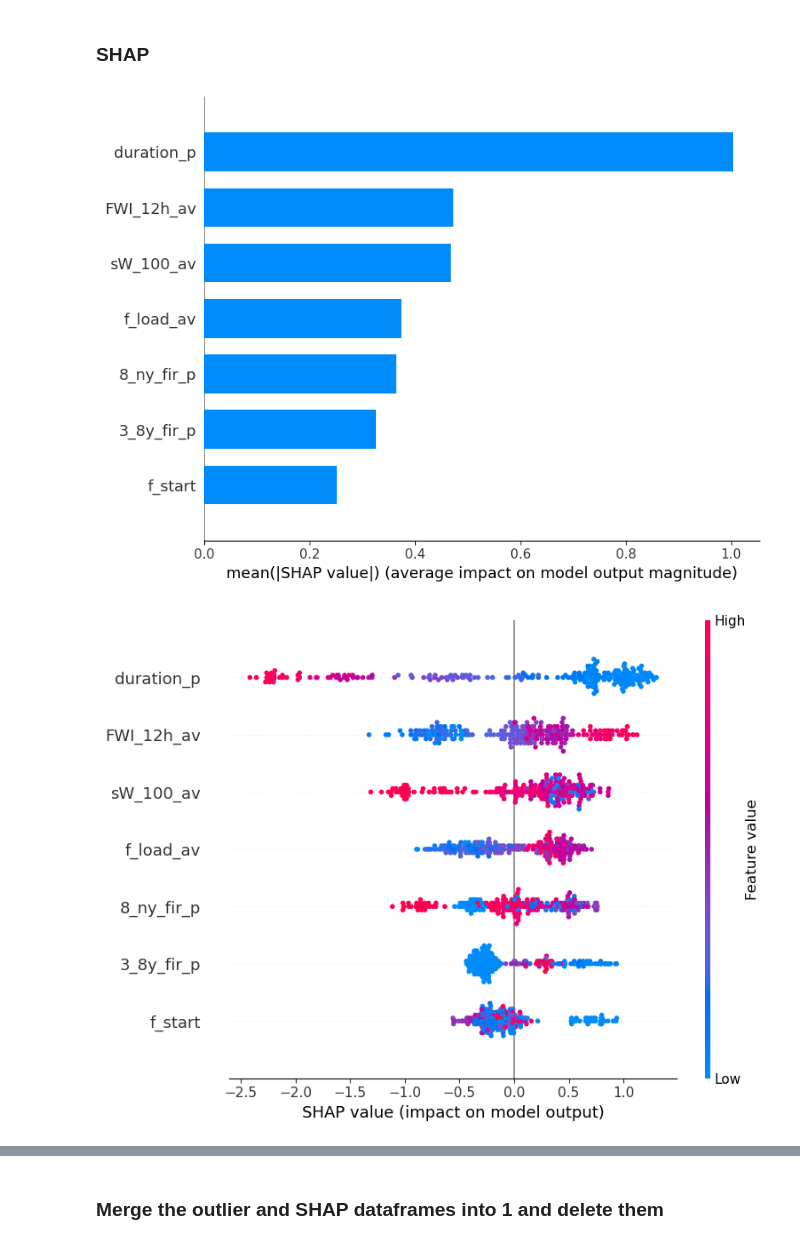
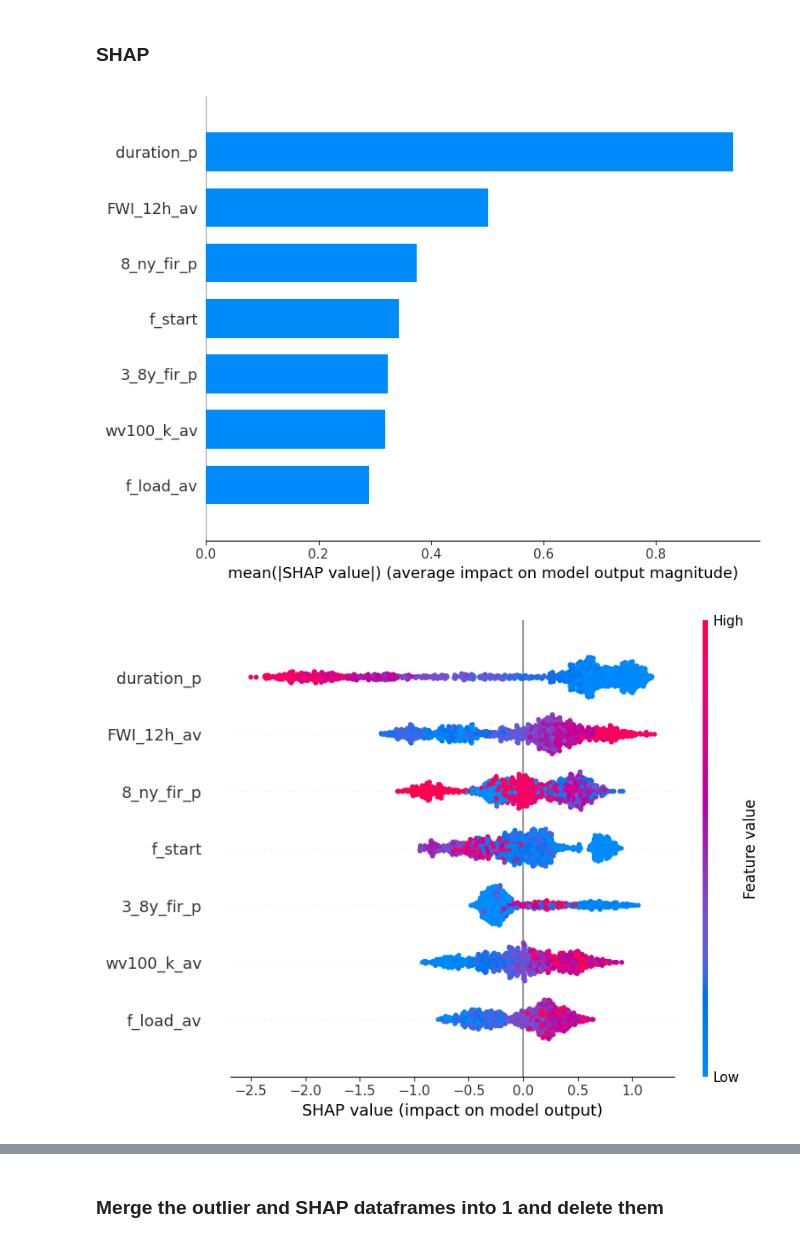
Before and after one commit to rafael-bork/FIRE-HACK-Project, a Jupyter notebook: Notebooks/4Models/XGBoost_model_CV.ipynb, the cells around one changed output, grey strips where cells are left out. Drawn from its saved outputs; the diff is of its cells as text; code cells hidden in the pictures.

```diff
--- a/Notebooks/4Models/XGBoost_model_CV.ipynb
+++ b/Notebooks/4Models/XGBoost_model_CV.ipynb
@@ -1754,43 +1631,42 @@ Sample of 10 predictions vs actual ROS values:
 # %% [markdown]
 ### SHAP
 # %%
-# calcular valores SHAP
+# Calculate SHAP values using full dataset X
 explainer = shap.TreeExplainer(final_model)
-shap_values = explainer.shap_values(X_val[train_features])
+shap_values = explainer.shap_values(X)
 shap_values_abs = np.abs(shap_values)
 
 # Plots
-shap.summary_plot(shap_values, X_val[train_features], plot_type="bar", plot_size=(8,6))
-shap.summary_plot(shap_values, X_val[train_features], plot_size=(8,6))
-
-#for name in X_val.columns:
-#    shap.dependence_plot(name, shap_values, X_val, display_features=X_val)
+shap.summary_plot(shap_values, X, plot_type="bar", plot_size=(8, 6))
+shap.summary_plot(shap_values, X, plot_size=(8, 6))
 
 # List top 20 variables by mean |SHAP| value
 mean_SHAP_values = pd.Series(
     np.abs(shap_values).mean(axis=0),
-    index=X_val[train_features].columns
+    index=X.columns
 ).sort_values(ascending=False)
 
 print("\nMean |SHAP| for top 20 variables:")
 print(mean_SHAP_values.head(20))
 
-# merge results with final.shp and save to final_with_SHAP.shp
-shap_df = X_val.copy()
-
+# Create SHAP dataframe
 shap_columns = pd.DataFrame(
     shap_values,
-    columns=[f'SHAP_{col}' for col in X_val[train_features].columns],
-    index=X_val.index
+    columns=[f'SHAP_{col}' for col in X.columns],
+    index=X.index
 )
 
-# criar a shap_df que contem as colunas e rows do X_val + colunas SHAP
-shap_df = pd.concat([shap_df, shap_columns], axis=1)
+# Reset df index to match X
+df_reset = df.reset_index(drop=True)
 
-X_val_with_shap = df.merge(shap_df, on='row_id', how='left')
+# Combine original data with SHAP values
+df_with_shap = pd.concat([df_reset, shap_columns], axis=1)
 
-X_val_with_shap.to_csv('../../Data/Results/test_dataset_with_SHAP.csv')
+df_with_shap.to_csv('../../Data/Results/dataset_with_SHAP.csv', index=False)
+
+print(f"\n✓ Saved to: ../../Data/Results/dataset_with_SHAP.csv")
+print(f"Added {len(shap_columns.columns)} SHAP columns")
 # %% [output]
-[figure, old version]
+[figure, new version]
-[figure, old version]
+[figure, new version]
 Mean |SHAP| for top 20 variables:
```
Also changed, not shown: parts of 14 cells of this notebook, 9 other files.
